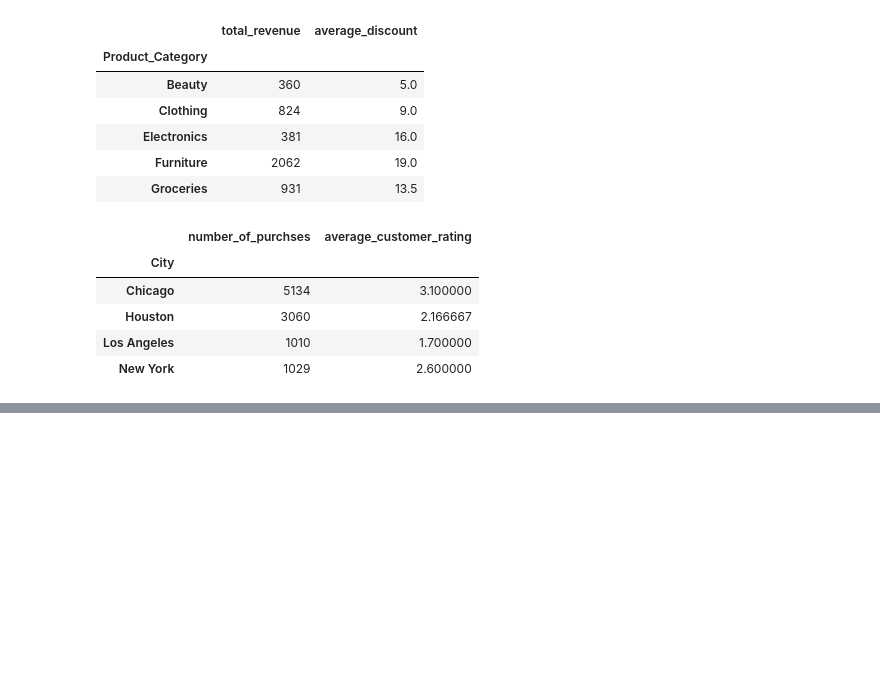
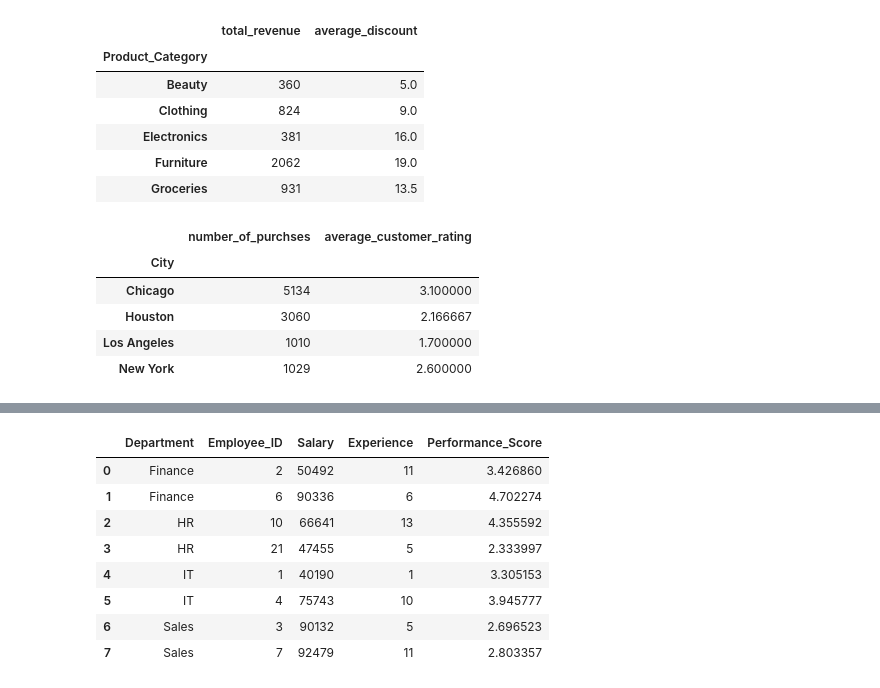
Before and after one commit to prajwalwadhai/Python, a Jupyter notebook: 0000000000015147/Pandas 3 Prajwal.ipynb, the cells around one changed output, grey strips where cells are left out. Drawn from its saved outputs; the diff is of its cells as text; code cells hidden in the pictures; blank space fills up the shorter version.

```diff
--- a/0000000000015147/Pandas 3 Prajwal.ipynb
+++ b/0000000000015147/Pandas 3 Prajwal.ipynb
@@ -335,0 +345,10 @@ df.groupby('City').agg(number_of_purchses = ('Customer_ID' , 'sum') , average_cu
+# %%
+import pandas as pd
+data_small = {
+    'Department': ['Sales', 'Sales', 'Sales', 'HR', 'HR', 'HR', 'IT', 'IT'],
+    'Employee': ['A', 'B', 'C', 'D', 'E', 'F', 'G', 'H'],
+    'Salary': [50000, 55000, 60000, 48000, 50000, 52000, 70000, 72000],
+    'Experience': [2, 3, 5, 1, 2, 4, 6, 8]
+}
+
+df = pd.DataFrame(data_small)
@@ -335,0 +627,15 @@ df.groupby('City').agg(number_of_purchses = ('Customer_ID' , 'sum') , average_cu
+# %%
+def top_rows(df):
+   return  df.head(2)
+
+df_large.groupby('Department').apply(top_rows).reset_index(drop=True)
+# %% [output]
+|  | Department | Employee_ID | Salary | Experience | Performance_Score |
+| 0 | Finance | 2 | 50492 | 11 | 3.426860 |
+| 1 | Finance | 6 | 90336 | 6 | 4.702274 |
+| 2 | HR | 10 | 66641 | 13 | 4.355592 |
+| 3 | HR | 21 | 47455 | 5 | 2.333997 |
+| 4 | IT | 1 | 40190 | 1 | 3.305153 |
+| 5 | IT | 4 | 75743 | 10 | 3.945777 |
+| 6 | Sales | 3 | 90132 | 5 | 2.696523 |
+| 7 | Sales | 7 | 92479 | 11 | 2.803357 |
```
Also changed, not shown: parts of 34 cells of this notebook, 1 other file.
